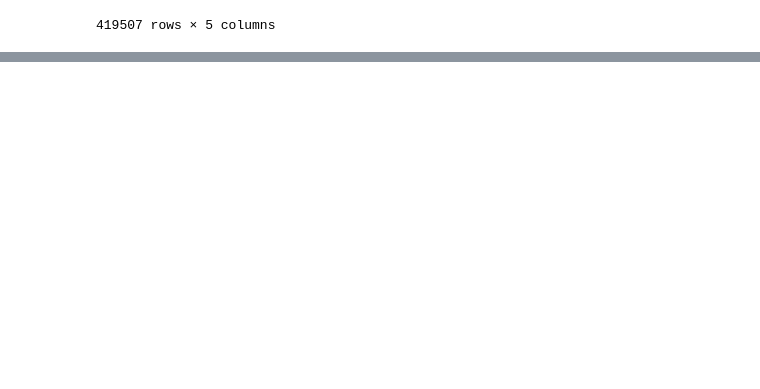
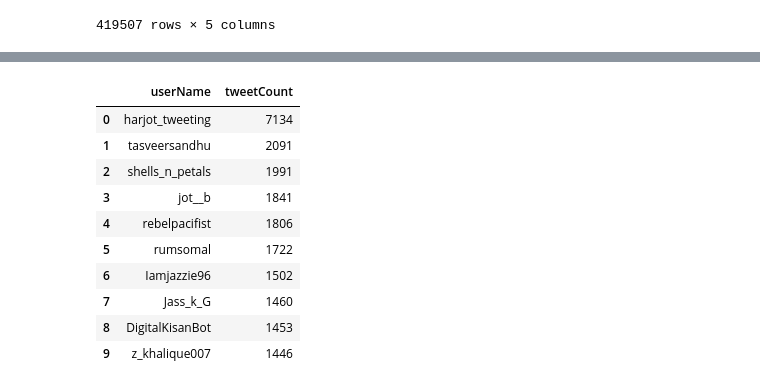
Before and after one commit to vchauriye/Diagnostico, a Jupyter notebook: twitter.ipynb, the cells around one changed output, grey strips where cells are left out. Saved outputs shown, nothing was run; the diff lists cells and outputs as text; code cells hidden in the pictures; blank space fills up the shorter version.

```diff
--- a/twitter.ipynb
+++ b/twitter.ipynb
@@ -89,0 +109,20 @@ Ahora tenemos un dataframe de tweets que nos sirve para realizar los analisis pe
+# %%
+def top_tweet():
+    sorted_tweets = tweets['username'].value_counts()
+    top_tweets = sorted_tweets[:10].to_frame().reset_index()
+    top = top_tweets.rename(columns={"index": "userName", "username": "tweetCount"})
+    return top
+
+top_tweet()
+# %% [output]
+|  | userName | tweetCount |
+| 0 | harjot_tweeting | 7134 |
+| 1 | tasveersandhu | 2091 |
+| 2 | shells_n_petals | 1991 |
+| 3 | jot__b | 1841 |
+| 4 | rebelpacifist | 1806 |
+| 5 | rumsomal | 1722 |
+| 6 | Iamjazzie96 | 1502 |
+| 7 | Jass_k_G | 1460 |
+| 8 | DigitalKisanBot | 1453 |
+| 9 | z_khalique007 | 1446 |
```
Also changed, not shown: parts of 4 cells of this notebook.
